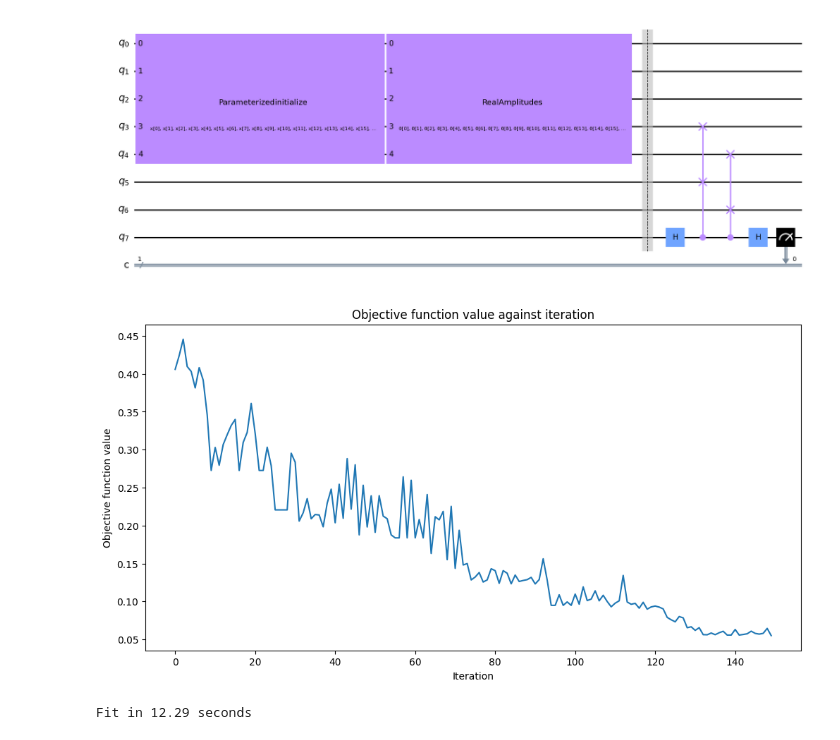
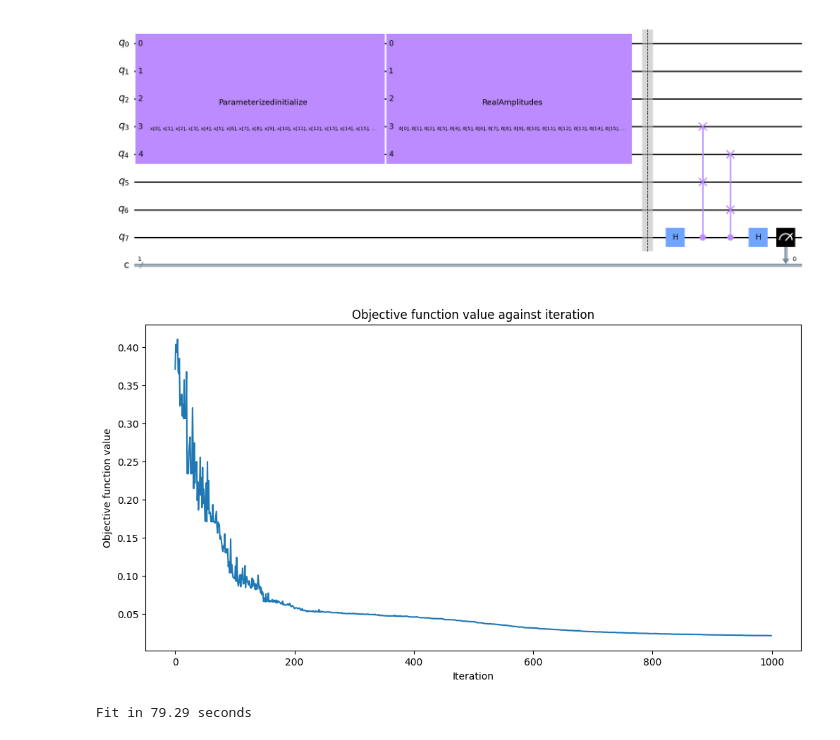
Before and after one commit to AlistairKeiller/QC-final, a Jupyter notebook: autoencoder.ipynb, the cells around one changed output. Drawn from its saved outputs; the diff is of its cells as text; code cells hidden in the pictures.

```diff
--- a/autoencoder.ipynb
+++ b/autoencoder.ipynb
@@ -253,19 +255,19 @@ def cost_func_digits(params_values):
 
     return cost
 # %%
-opt = COBYLA(maxiter=150)
+opt = COBYLA(maxiter=1000)
 
 objective_func_vals = []
 # make the plot nicer
 plt.rcParams["figure.figsize"] = (12, 6)
 
 start = time.time()
 opt_result = opt.minimize(fun=cost_func_digits, x0=initial_point)
 elapsed = time.time() - start
 print(f"Fit in {elapsed:0.2f} seconds")
 # %% [output]
-[figure, old version]
+[figure, new version]
-Fit in 12.29 seconds
+Fit in 79.29 seconds
 # %%
 # Test
 test_qc = QuantumCircuit(num_latent + num_trash)
```
Also changed, not shown: parts of 11 cells of this notebook.
